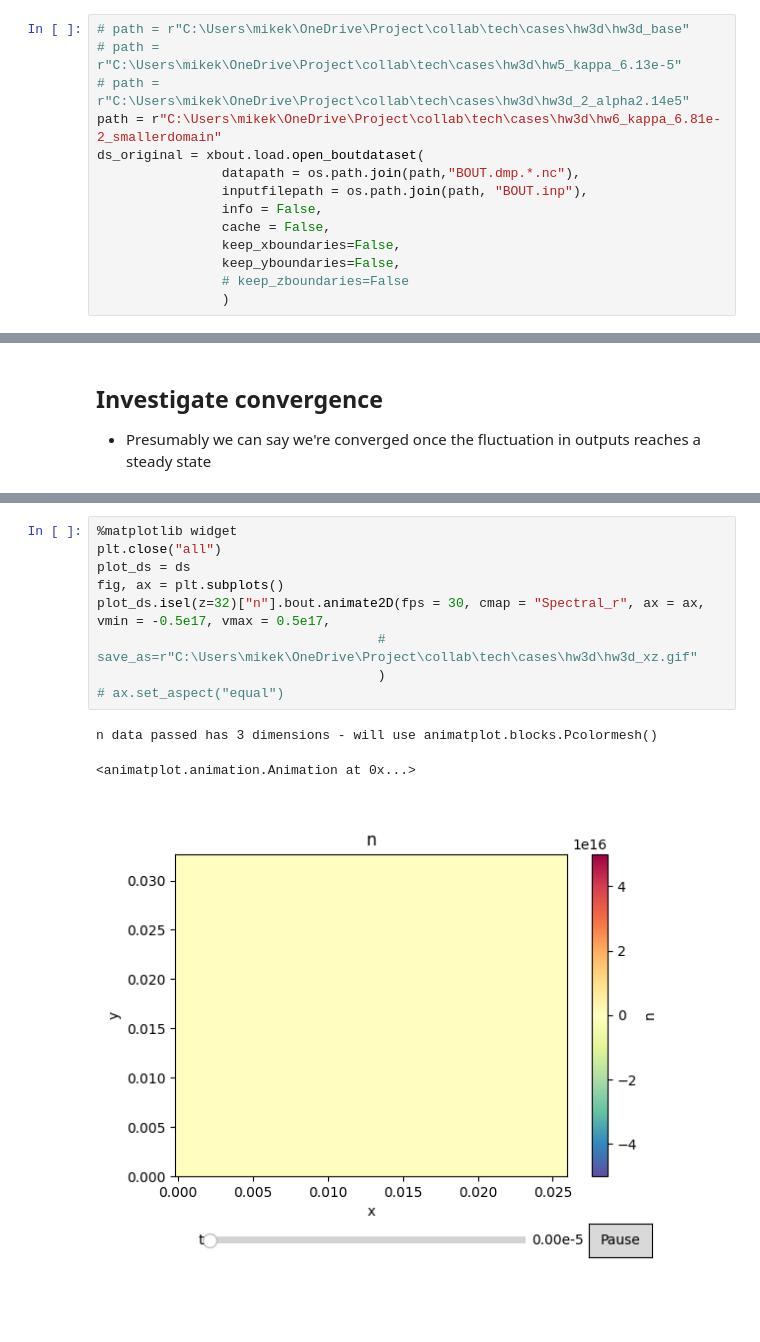
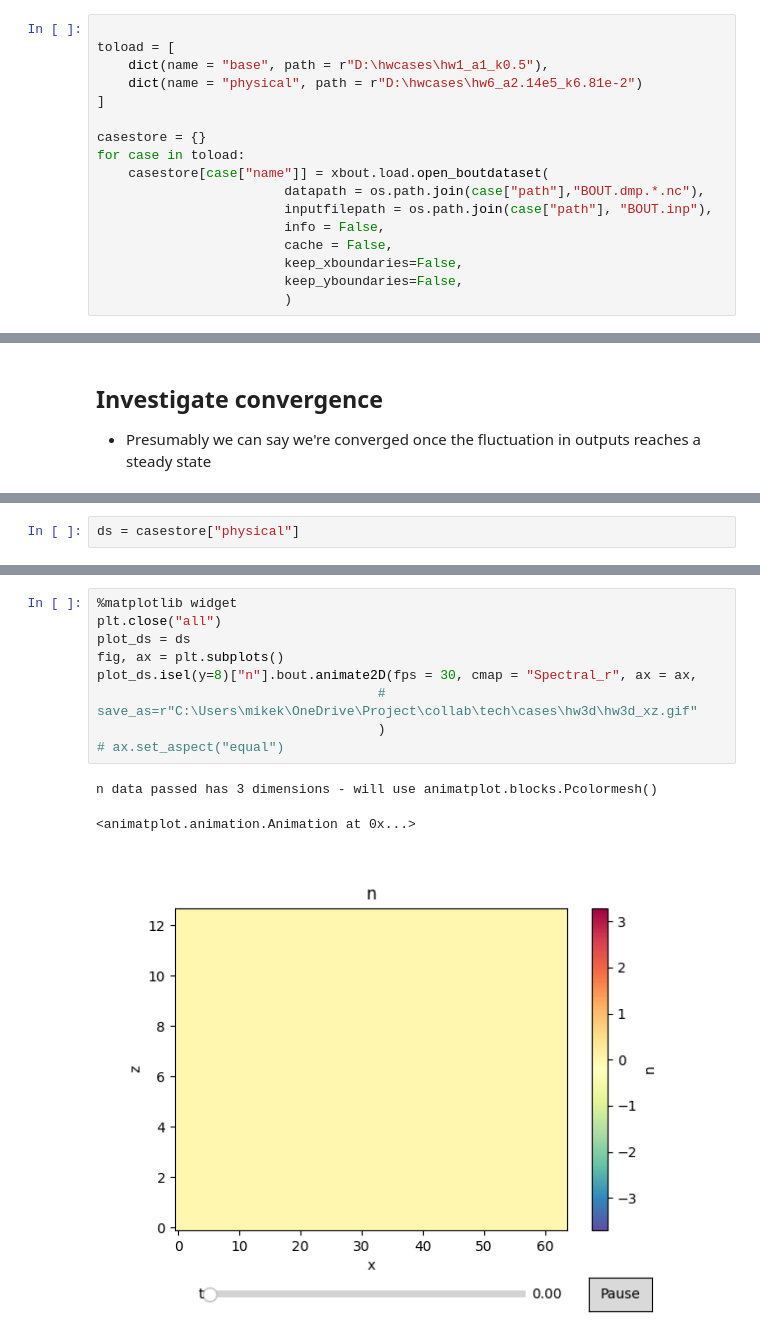
Before and after one commit to mikekryjak/neptune-docs, a Jupyter notebook: 2023-08-27 - HW3D normalisations.ipynb, the cells around one changed output, grey strips where cells are left out. Saved outputs shown, nothing was run; the diff lists cells and outputs as text; blank space fills up the shorter version.

Commit message:
Tidy up and add physical inputs case

```diff
--- a/2023-08-27 - HW3D normalisations.ipynb
+++ b/2023-08-27 - HW3D normalisations.ipynb
@@ -8,15 +16,18 @@ import os, sys
 # %%
-# path = r"C:\Users\mikek\OneDrive\Project\collab\tech\cases\hw3d\hw3d_base"
-# path = r"C:\Users\mikek\OneDrive\Project\collab\tech\cases\hw3d\hw5_kappa_6.13e-5"
-# path = r"C:\Users\mikek\OneDrive\Project\collab\tech\cases\hw3d\hw3d_2_alpha2.14e5"
-path = r"C:\Users\mikek\OneDrive\Project\collab\tech\cases\hw3d\hw6_kappa_6.81e-2_smallerdomain"
-ds_original = xbout.load.open_boutdataset(
-                datapath = os.path.join(path,"BOUT.dmp.*.nc"),
-                inputfilepath = os.path.join(path, "BOUT.inp"),
-                info = False,
-                cache = False,
-                keep_xboundaries=False,
-                keep_yboundaries=False,
-                # keep_zboundaries=False
-                )
+
+toload = [
+    dict(name = "base", path = r"D:\hwcases\hw1_a1_k0.5"),
+    dict(name = "physical", path = r"D:\hwcases\hw6_a2.14e5_k6.81e-2")
+]
+
+casestore = {}
+for case in toload:
+    casestore[case["name"]] = xbout.load.open_boutdataset(
+                        datapath = os.path.join(case["path"],"BOUT.dmp.*.nc"),
+                        inputfilepath = os.path.join(case["path"], "BOUT.inp"),
+                        info = False,
+                        cache = False,
+                        keep_xboundaries=False,
+                        keep_yboundaries=False,
+                        )
 # %% [output]
@@ -209,3 +357,5 @@ Time simulated: 2.1e-05 s
+# %%
+ds = casestore["physical"]
 # %%
 plt.close("all")
 %matplotlib inline
@@ -247,13 +410,13 @@ plot_ds.isel(z=32, t=-1)["n"].plot(cmap = "Spectral_r")
 # %%
 %matplotlib widget
 plt.close("all")
 plot_ds = ds
 fig, ax = plt.subplots()
-plot_ds.isel(z=32)["n"].bout.animate2D(fps = 30, cmap = "Spectral_r", ax = ax, vmin = -0.5e17, vmax = 0.5e17,
+plot_ds.isel(y=8)["n"].bout.animate2D(fps = 30, cmap = "Spectral_r", ax = ax,
                                     # save_as=r"C:\Users\mikek\OneDrive\Project\collab\tech\cases\hw3d\hw3d_xz.gif"
                                     )
 # ax.set_aspect("equal")
 # %% [output]
 n data passed has 3 dimensions - will use animatplot.blocks.Pcolormesh()
 <animatplot.animation.Animation at 0x...>
-[figure, old version]
+[figure, new version]
```
Also changed, not shown: parts of 24 cells of this notebook.
